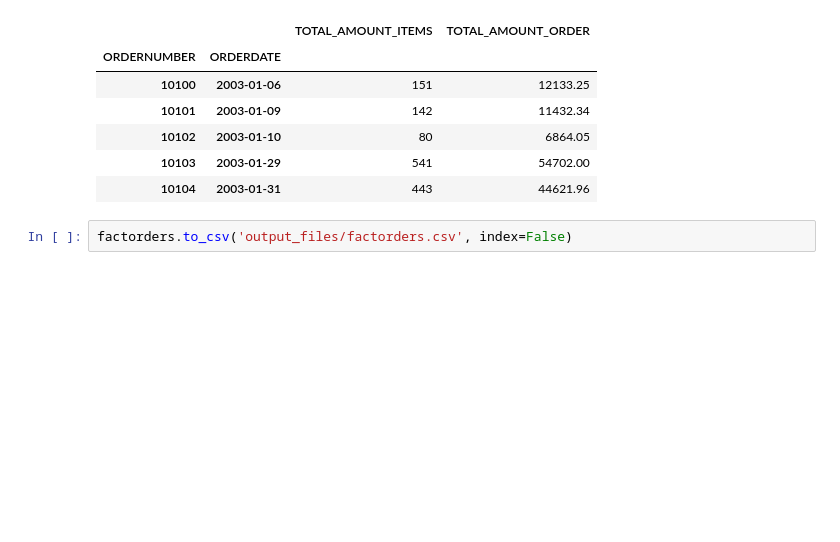
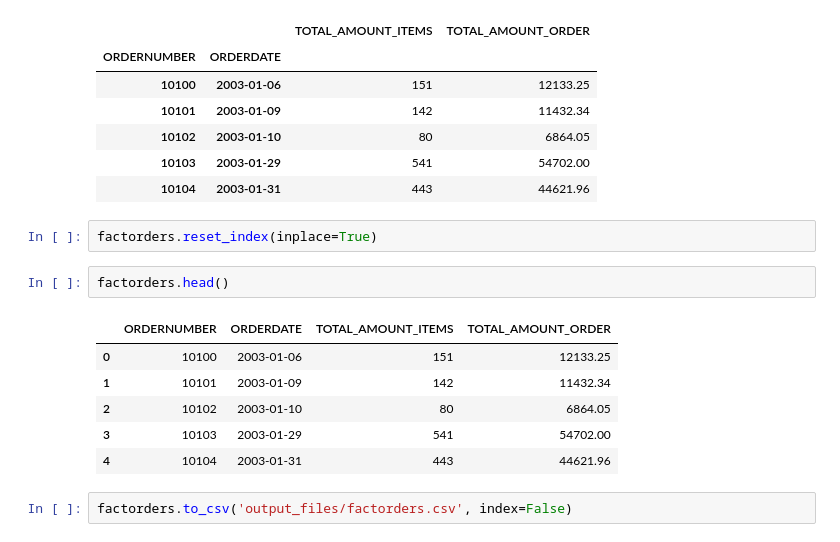
Before and after one commit to Sandokhan/dw, a Jupyter notebook: main.ipynb, the cells around one changed output. Drawn from its saved outputs; the diff is of its cells as text; blank space fills up the shorter version.

Commit message:
Fix factorders file.

```diff
--- a/main.ipynb
+++ b/main.ipynb
@@ -286,5 +286,16 @@ factorders.head()
 | 10102 | 2003-01-10 | 80 | 6864.05 |
 | 10103 | 2003-01-29 | 541 | 54702.00 |
 | 10104 | 2003-01-31 | 443 | 44621.96 |
+# %%
+factorders.reset_index(inplace=True)
+# %%
+factorders.head()
+# %% [output]
+|  | ORDERNUMBER | ORDERDATE | TOTAL_AMOUNT_ITEMS | TOTAL_AMOUNT_ORDER |
+| 0 | 10100 | 2003-01-06 | 151 | 12133.25 |
+| 1 | 10101 | 2003-01-09 | 142 | 11432.34 |
+| 2 | 10102 | 2003-01-10 | 80 | 6864.05 |
+| 3 | 10103 | 2003-01-29 | 541 | 54702.00 |
+| 4 | 10104 | 2003-01-31 | 443 | 44621.96 |
 # %%
 factorders.to_csv('output_files/factorders.csv', index=False)
```
Also changed, not shown: 1 other file.
